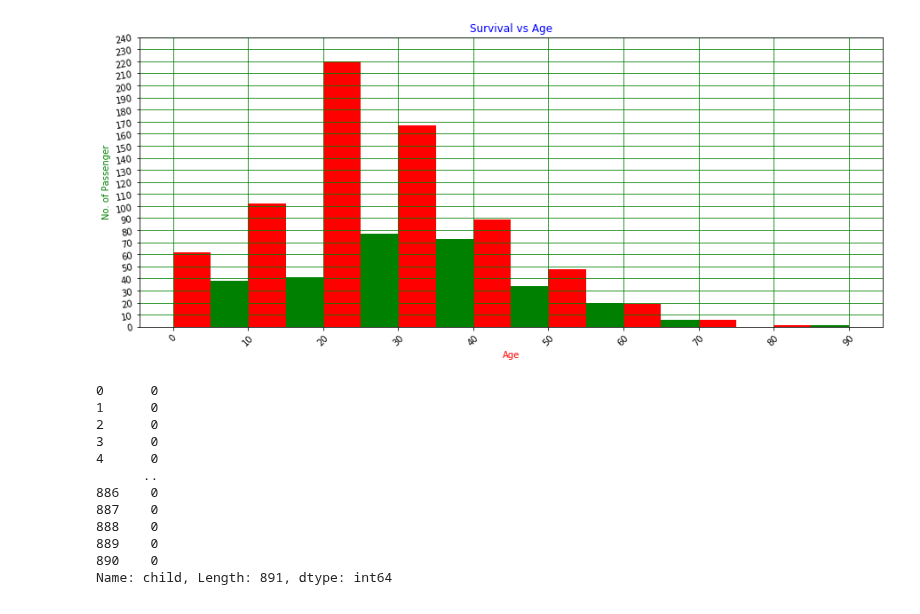
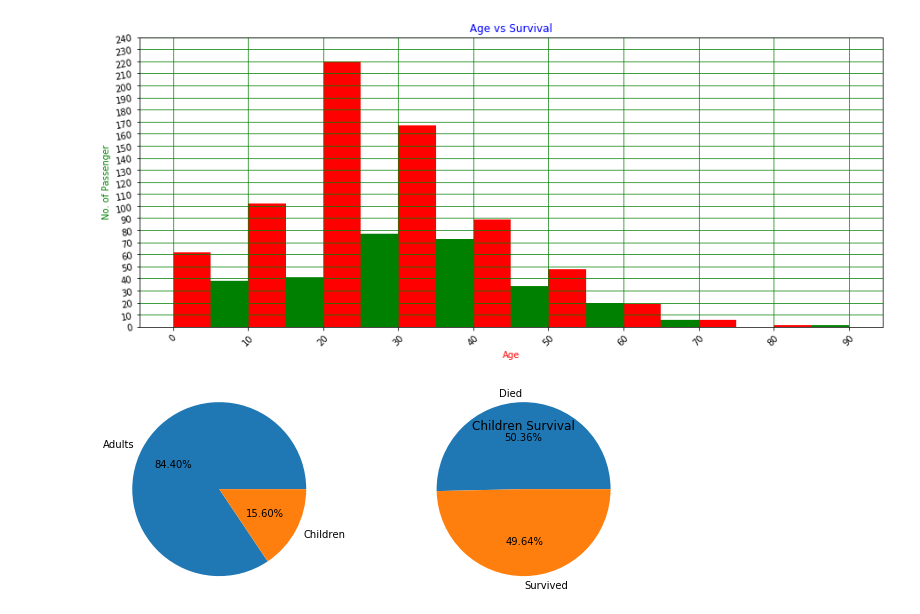
Before and after one commit to Yogendra3112/data_science, a Jupyter notebook: Data_Analysis_Hands_on.ipynb, the cells around one changed output. Drawn from its saved outputs; the diff is of its cells as text; code cells hidden in the pictures.

```diff
--- a/Data_Analysis_Hands_on.ipynb
+++ b/Data_Analysis_Hands_on.ipynb
@@ -72,19 +72,14 @@ plt.grid(color='g')
 plt.show()
 # %% [output]
 [figure]
-# %%
-titanic_data['child']=titanic_data['age'].map(lambda x: 1 if x<=18 else 0)
-titanic_data['child']
-# %% [output]
-0      0
-1      0
-2      0
-3      0
-4      0
-      ..
-886    0
-887    0
-888    0
-889    0
-890    0
-Name: child, Length: 891, dtype: int64
+# %%
+titanic_data['child']=titanic_data['age'].map(lambda x: 1 if x<=18 else 0)
+plt.figure(figsize=(10,2))
+plt.subplot(1,2,1)
+plt.pie(titanic_data['child'].value_counts(),labels=['Adults','Children'],autopct='%1.2f%%',radius=2)
+plt.subplot(1,2,2)
+plt.pie(titanic_data[titanic_data['child']==1]['survived'].value_counts(),autopct='%1.2f%%',labels=['Died','Survived'],radius=2)
+plt.title('Children Survival')
+plt.show()
+# %% [output]
+[figure, added]
```
Also changed, not shown: parts of 1 cell of this notebook.
